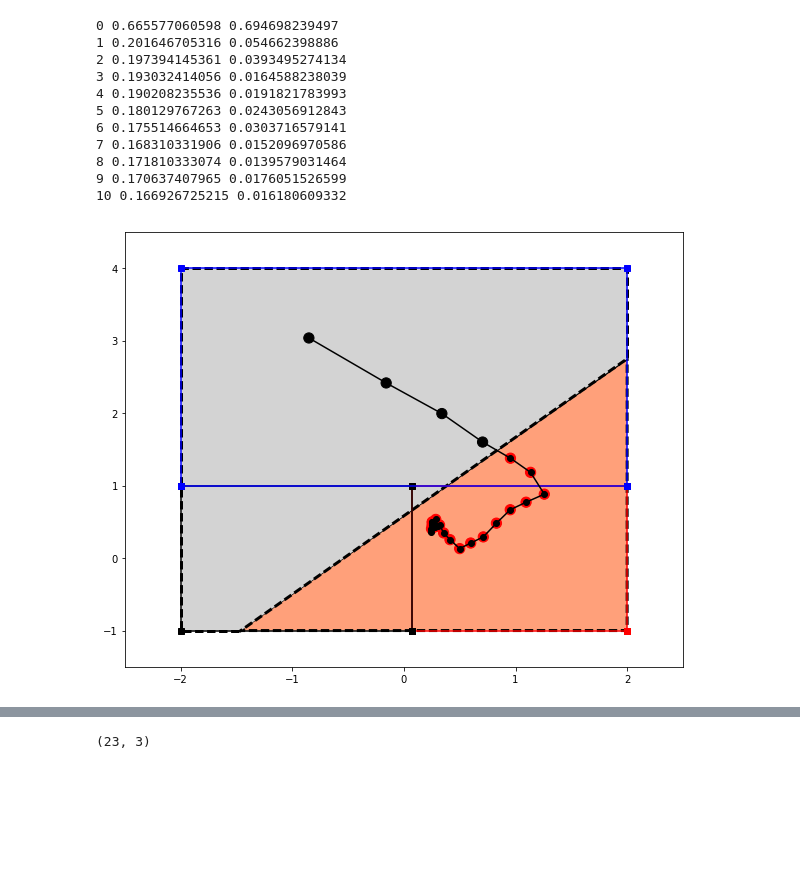
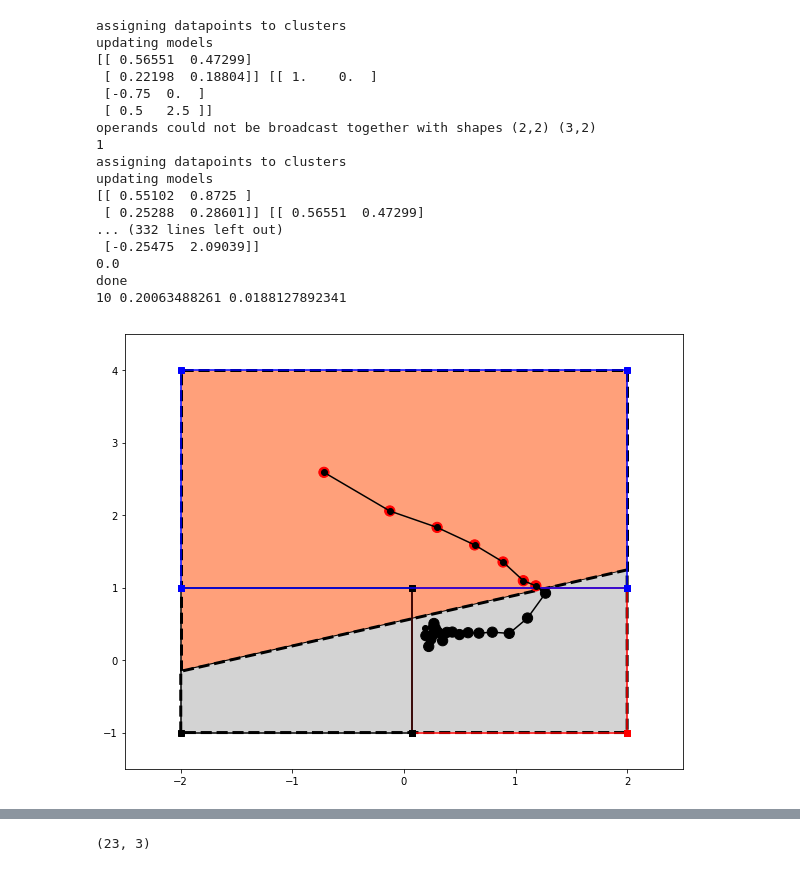
Before and after one commit to DeepakIngole/SwitchSysLMPC, a Jupyter notebook: notebooks/PWA System Identification Illustration.ipynb, the cells around one changed output, grey strips where cells are left out. Drawn from its saved outputs; the diff is of its cells as text; code cells hidden in the pictures; blank space fills up the shorter version.

```diff
--- a/notebooks/PWA System Identification Illustration.ipynb
+++ b/notebooks/PWA System Identification Illustration.ipynb
@@ -108,9 +111,9 @@ for j in range(N_ITER):
             zs.append(np.hstack([x[:,i,j], u[:,i,j]]))
             ys.append(x[:,i+1,j])
 
-        pwa_model = pwac.ClusterPWA(np.array(zs), np.array(ys), [centroids, thetas], z_cutoff = n)
+        pwa_model = pwac.ClusterPWA.from_centroids_models(np.array(zs), np.array(ys), centroids, thetas, z_cutoff = n)
 
-        pwa_model.fit_clusters()
+        pwa_model.fit_clusters(verbose=True)
 
 
 
@@ -162,42 +165,48 @@ for j in range(N_ITER):
         image_ind = image_ind + 1
 
         colorlist =  []
         for label in pwa_model.cluster_labels:
             colorlist.append(point_colors[int(label)])
         ax.scatter(np.array(zs)[:,0], np.array(zs)[:,1], c=colorlist,s=105)
 
         ax.set_xlim([-2.5,2.5])
         ax.set_ylim([-1.5, 4.5])
         plt.savefig("images/pwa_sysid" + str(image_ind) + ".png")
         image_ind = image_ind + 1
 
         for k,R in enumerate(zip(Fs,bs)):
             F = R[0]; b = R[1]
             F_intersect = np.vstack([F,F_total])
             b_intersect = np.hstack([b,b_total])
             p = polytope.Polytope(A=F_intersect, b=b_intersect)
             p.plot(ax, color=region_colors[k], alpha=1)
 
         ax.set_xlim([-2.5,2.5])
         ax.set_ylim([-1.5, 4.5])
         plt.savefig("images/pwa_sysid" + str(image_ind) + ".png")
         image_ind = image_ind + 1
 
 #         if j == N_ITER - 1:
 #             colorlist =  []
 #             for label in cluster_labels:
 #                 colorlist.append(point_colors[int(label)])
 #             ax.scatter(np.array(zs)[:,0], np.array(zs)[:,1], c=colorlist,s=105)
 # %% [output]
-0 0.665577060598 0.694698239497
-1 0.201646705316 0.054662398886
-2 0.197394145361 0.0393495274134
-3 0.193032414056 0.0164588238039
-4 0.190208235536 0.0191821783993
-5 0.180129767263 0.0243056912843
-6 0.175514664653 0.0303716579141
-7 0.168310331906 0.0152096970586
-8 0.171810333074 0.0139579031464
-9 0.170637407965 0.0176051526599
-10 0.166926725215 0.016180609332
+assigning datapoints to clusters
+updating models
+[[ 0.56551  0.47299]
+ [ 0.22198  0.18804]] [[ 1.    0.  ]
+ [-0.75  0.  ]
+ [ 0.5   2.5 ]]
+operands could not be broadcast together with shapes (2,2) (3,2)
+1
+assigning datapoints to clusters
+updating models
+[[ 0.55102  0.8725 ]
+ [ 0.25288  0.28601]] [[ 0.56551  0.47299]
+... (332 lines left out)
+ [-0.25475  2.09039]]
+0.0
+done
+10 0.20063488261 0.0188127892341
-[figure, old version]
+[figure, new version]
```
Also changed, not shown: parts of 5 cells of this notebook, 4 other files.
